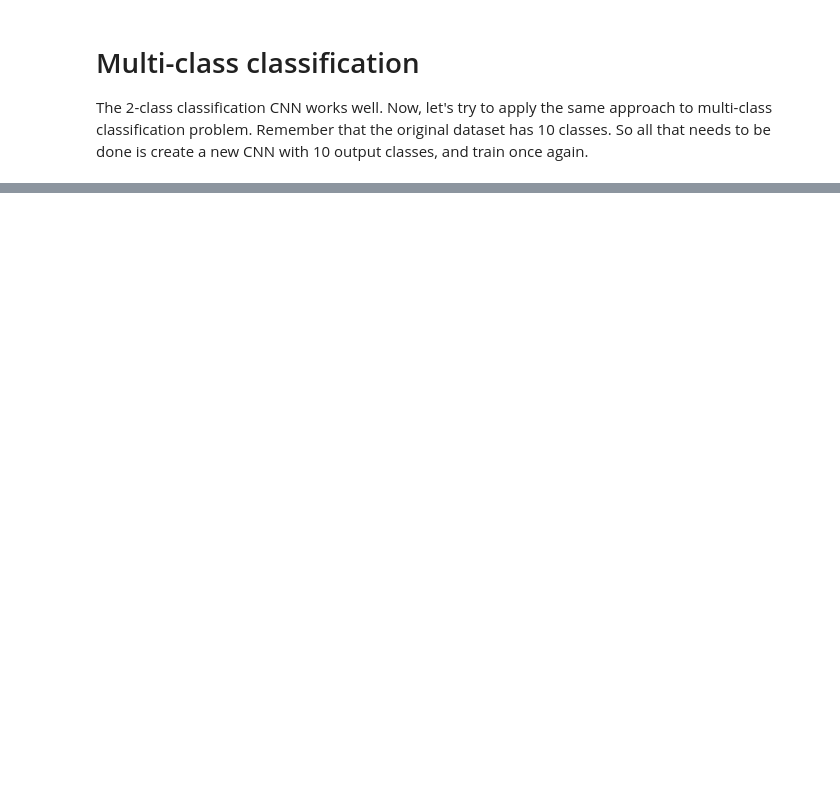
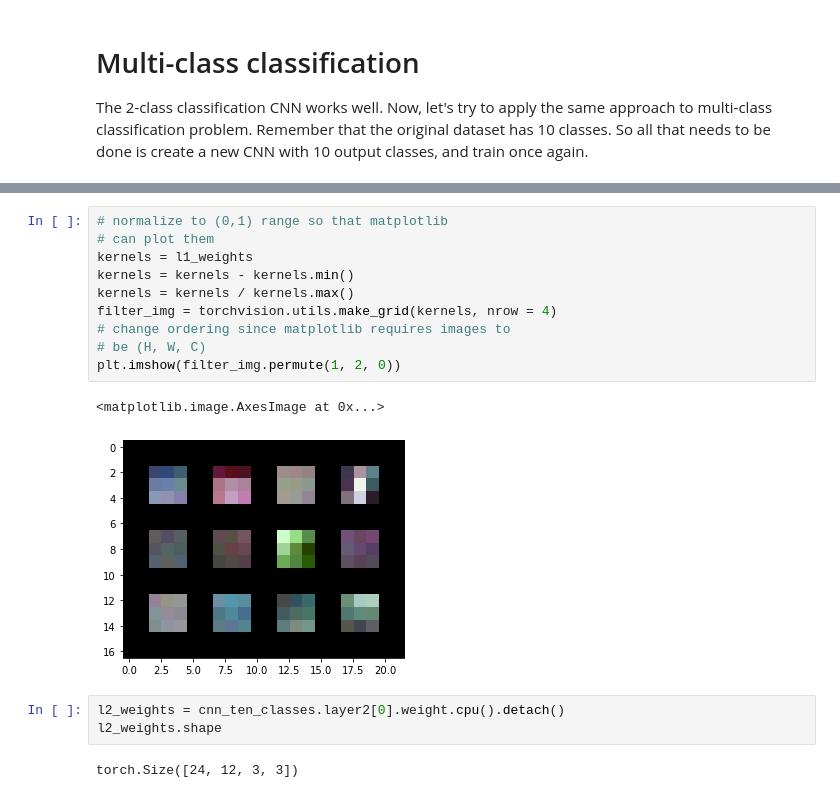
Before and after one commit to lukaszbinden/ethz-iacv-2020, a Jupyter notebook: exercise_3/3_CNN_classification.ipynb, the cells around one changed output, grey strips where cells are left out. Saved outputs shown, nothing was run; the diff lists cells and outputs as text; blank space fills up the shorter version.

```diff
--- a/exercise_3/3_CNN_classification.ipynb
+++ b/exercise_3/3_CNN_classification.ipynb
@@ -505,0 +765,18 @@ compute_accuracy(data_loader = loader_ten_classes_test,
+# %%
+# normalize to (0,1) range so that matplotlib
+# can plot them
+kernels = l1_weights
+kernels = kernels - kernels.min()
+kernels = kernels / kernels.max()
+filter_img = torchvision.utils.make_grid(kernels, nrow = 4)
+# change ordering since matplotlib requires images to
+# be (H, W, C)
+plt.imshow(filter_img.permute(1, 2, 0))
+# %% [output]
+<matplotlib.image.AxesImage at 0x...>
+[figure, added]
+# %%
+l2_weights = cnn_ten_classes.layer2[0].weight.cpu().detach()
+l2_weights.shape
+# %% [output]
+torch.Size([24, 12, 3, 3])
```
Also changed, not shown: parts of 35 cells of this notebook, 2 other files.
